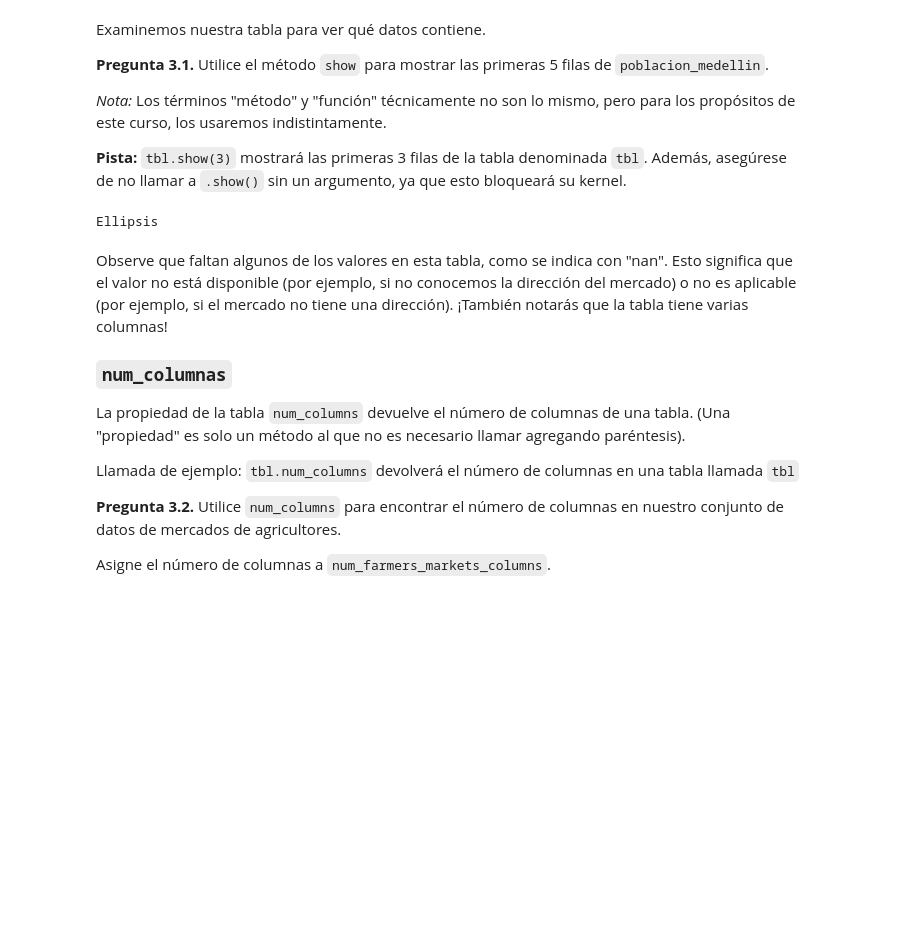
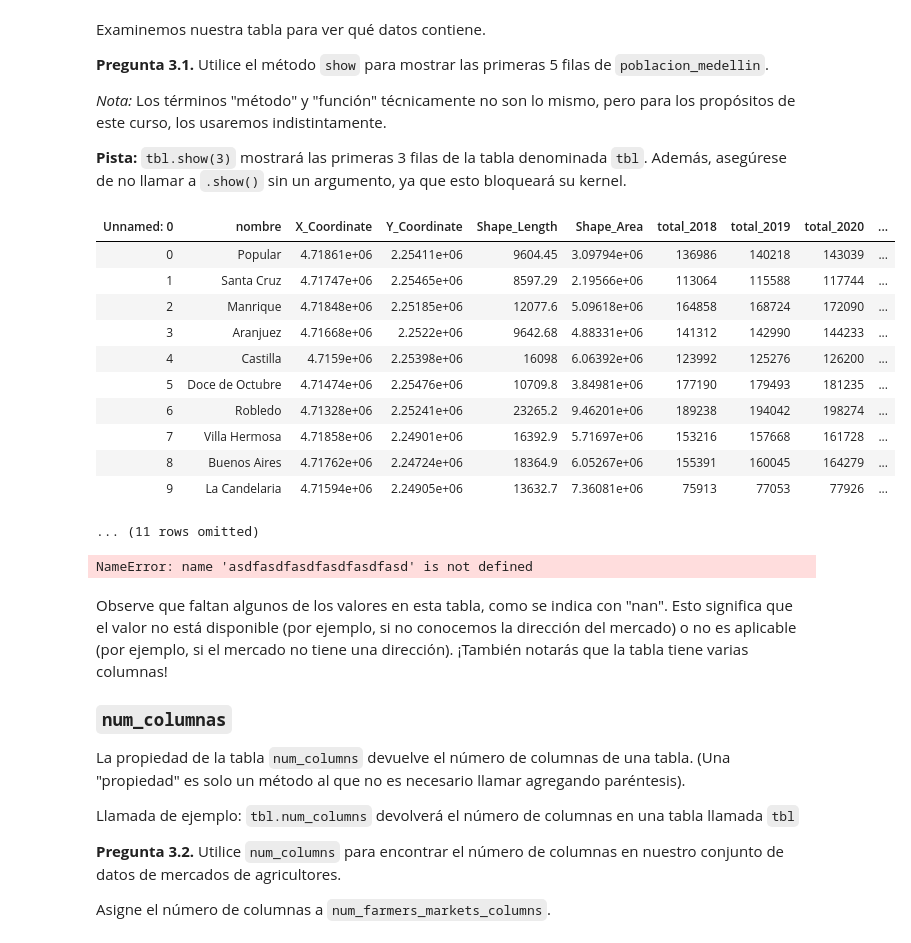
Before and after one commit to fundatosudea/material_20242, a Jupyter notebook: lab/lab02/lab02_.ipynb, the cells around one changed output. Drawn from its saved outputs; the diff is of its cells as text; code cells hidden in the pictures; blank space fills up the shorter version.

```diff
--- a/lab/lab02/lab02_.ipynb
+++ b/lab/lab02/lab02_.ipynb
@@ -288,6 +288,17 @@ Examinemos nuestra tabla para ver qué datos contiene.
 
 **Pista:** `tbl.show(3)` mostrará las primeras 3 filas de la tabla denominada `tbl`. Además, asegúrese de no llamar a `.show()` sin un argumento, ya que esto bloqueará su kernel.
 # %%
-...
+poblacion_medellin
 # %% [output]
+| Unnamed: 0 | nombre | X_Coordinate | Y_Coordinate | Shape_Length | Shape_Area | total_2018 | total_2019 | total_2020 | ... |
+| 0 | Popular | 4.71861e+06 | 2.25411e+06 | 9604.45 | 3.09794e+06 | 136986 | 140218 | 143039 | ... |
+| 1 | Santa Cruz | 4.71747e+06 | 2.25465e+06 | 8597.29 | 2.19566e+06 | 113064 | 115588 | 117744 | ... |
+| 2 | Manrique | 4.71848e+06 | 2.25185e+06 | 12077.6 | 5.09618e+06 | 164858 | 168724 | 172090 | ... |
+| 3 | Aranjuez | 4.71668e+06 | 2.2522e+06 | 9642.68 | 4.88331e+06 | 141312 | 142990 | 144233 | ... |
+| 4 | Castilla | 4.7159e+06 | 2.25398e+06 | 16098 | 6.06392e+06 | 123992 | 125276 | 126200 | ... |
+| 5 | Doce de Octubre | 4.71474e+06 | 2.25476e+06 | 10709.8 | 3.84981e+06 | 177190 | 179493 | 181235 | ... |
+| 6 | Robledo | 4.71328e+06 | 2.25241e+06 | 23265.2 | 9.46201e+06 | 189238 | 194042 | 198274 | ... |
+| 7 | Villa Hermosa | 4.71858e+06 | 2.24901e+06 | 16392.9 | 5.71697e+06 | 153216 | 157668 | 161728 | ... |
+| 8 | Buenos Aires | 4.71762e+06 | 2.24724e+06 | 18364.9 | 6.05267e+06 | 155391 | 160045 | 164279 | ... |
+| 9 | La Candelaria | 4.71594e+06 | 2.24905e+06 | 13632.7 | 7.36081e+06 | 75913 | 77053 | 77926 | ... |
-Ellipsis
+... (11 rows omitted)
@@ -294,3 +307,7 @@ Ellipsis
+# %%
+asdfasdfasdfasdfasdfasd
+# %% [output]
+NameError: name 'asdfasdfasdfasdfasdfasd' is not defined
 # %% [markdown]
 Observe que faltan algunos de los valores en esta tabla, como se indica con "nan". Esto significa que el valor no está disponible (por ejemplo, si no conocemos la dirección del mercado) o no es aplicable (por ejemplo, si el mercado no tiene una dirección). ¡También notarás que la tabla tiene varias columnas!
 
```
Also changed, not shown: parts of 27 cells of this notebook, 7 other files.
